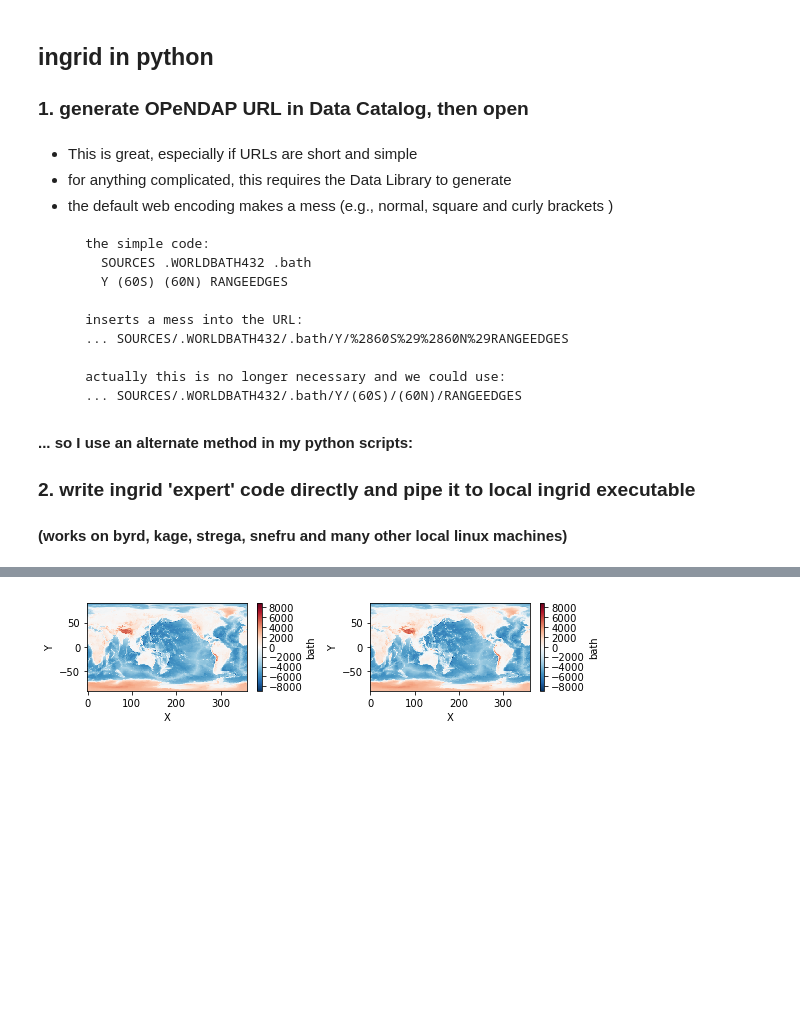
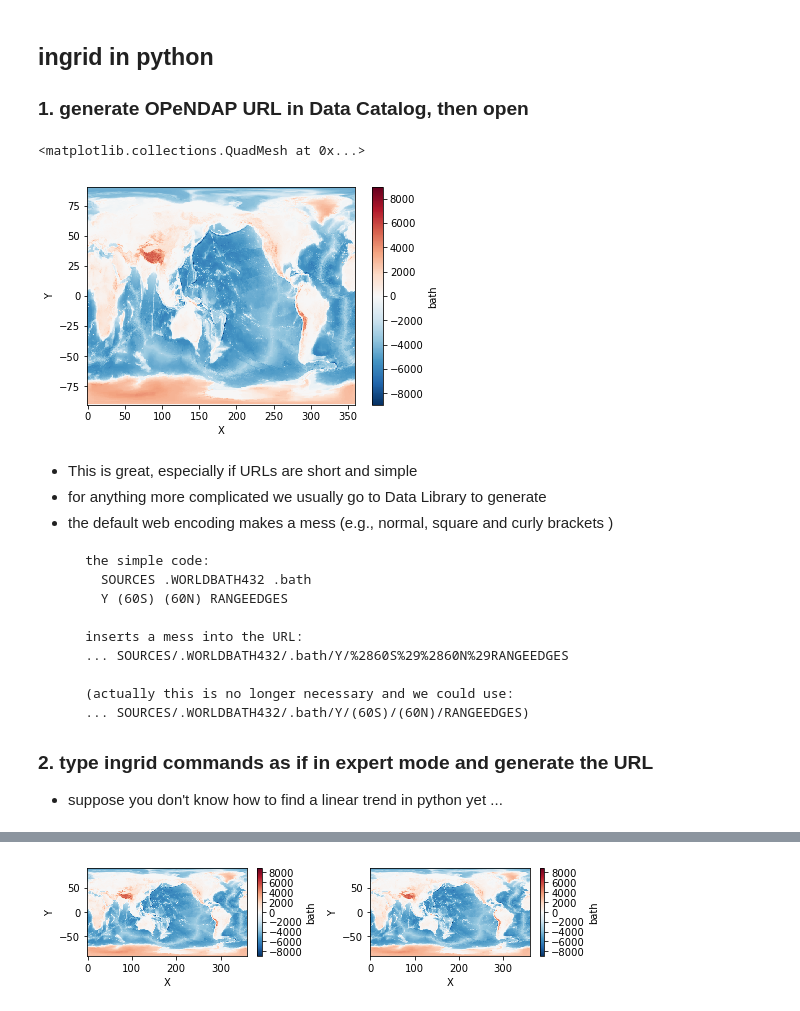
Before and after one commit to naomi-henderson/OCPhelp, a Jupyter notebook: IngridCodeAndOPeNDAP.ipynb, the cells around one changed output, grey strips where cells are left out. Saved outputs shown, nothing was run; the diff lists cells and outputs as text; code cells hidden in the pictures; blank space fills up the shorter version.

Commit message:
changed the order of the methods

````diff
--- a/IngridCodeAndOPeNDAP.ipynb
+++ b/IngridCodeAndOPeNDAP.ipynb
@@ -5,13 +5,17 @@
 # %%
 import xarray as xr
 import matplotlib.pyplot as plt
 %matplotlib inline
 
 nc_url = "http://iridl.ldeo.columbia.edu/SOURCES/.WORLDBATH432/.bath/dods"
 dsURL = xr.open_dataset(nc_url)
+dsURL.bath.plot()
+# %% [output]
+<matplotlib.collections.QuadMesh at 0x...>
+[figure, added]
 # %% [markdown]
  - This is great, especially if URLs are short and simple
- - for anything complicated, this requires the Data Library to generate
+ - for anything more complicated we usually go to Data Library to generate
  - the default web encoding makes a mess (e.g., normal, square and curly brackets )
 ```
     the simple code:
@@ -21,10 +25,9 @@ dsURL = xr.open_dataset(nc_url)
     inserts a mess into the URL:
     ... SOURCES/.WORLDBATH432/.bath/Y/%2860S%29%2860N%29RANGEEDGES
 
-    actually this is no longer necessary and we could use:
-    ... SOURCES/.WORLDBATH432/.bath/Y/(60S)/(60N)/RANGEEDGES
+    (actually this is no longer necessary and we could use:
+    ... SOURCES/.WORLDBATH432/.bath/Y/(60S)/(60N)/RANGEEDGES)
 ```
 
-#### ...  so I use an alternate method in my python scripts:
-### 2. write ingrid 'expert' code directly and pipe it to local ingrid executable
-####  (works on byrd, kage, strega, snefru and many other local linux machines)
+### 2. type ingrid commands as if in expert mode and generate the URL
+  - suppose you don't know how to find a linear trend in python yet ...
````
Also changed, not shown: parts of 5 cells of this notebook.
